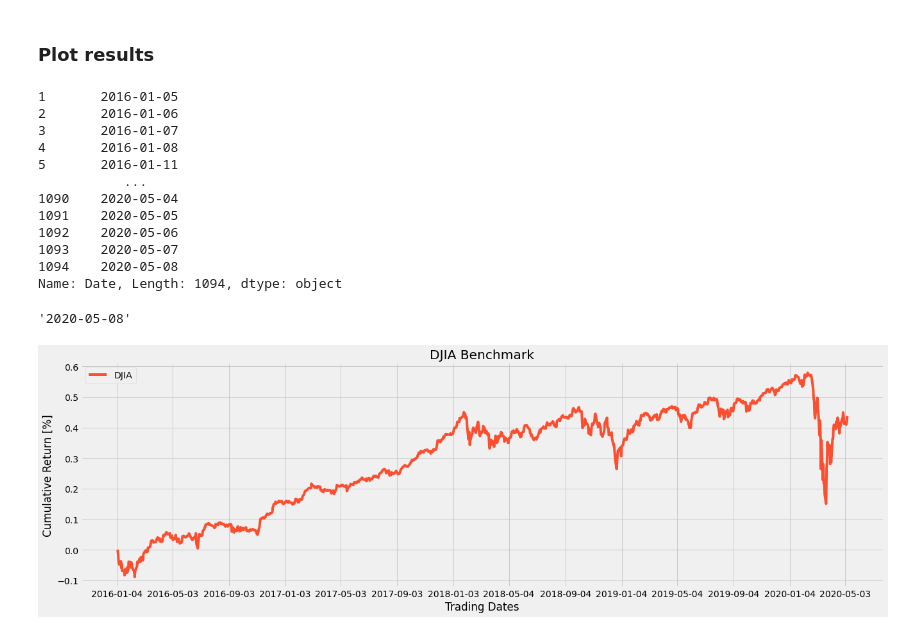
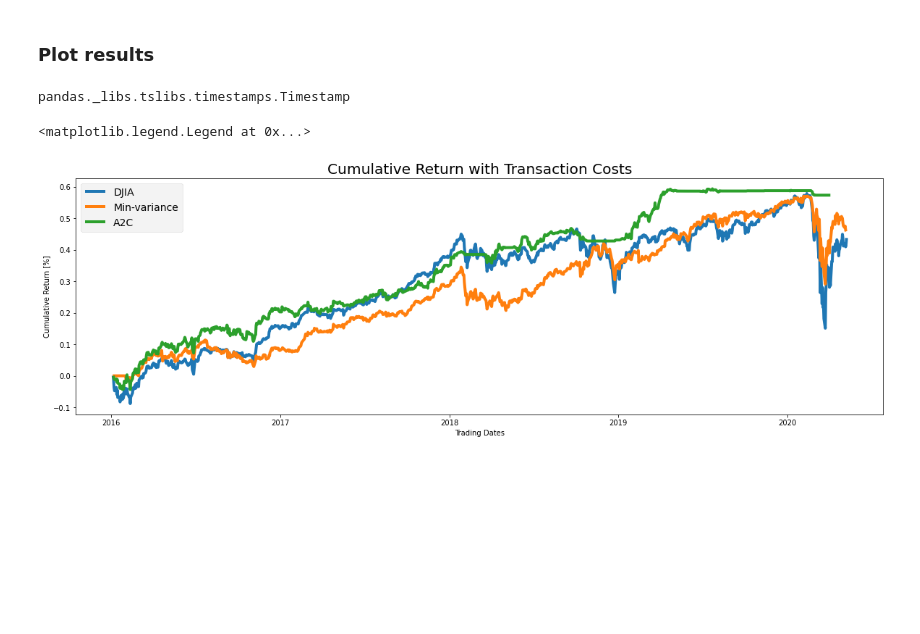
Before and after one commit to akeaveny/deep-rl-asset-allocation, a Jupyter notebook: deep_rl_asset_allocation/notebooks/plot_results.ipynb, the cells around one changed output. Saved outputs shown, nothing was run; the diff lists cells and outputs as text; code cells hidden in the pictures; blank space fills up the shorter version.

```diff
--- a/deep_rl_asset_allocation/notebooks/plot_results.ipynb
+++ b/deep_rl_asset_allocation/notebooks/plot_results.ipynb
@@ -128,5 +128,5 @@ Found prevouisly saved pre-processed data: /Users/akeaveny/git/deep-rl-asset-all
 # %%
-results_dir = os.path.join(paths_config.parent_dir, 'results_sb3_1')
+results_dir = os.path.join(paths_config.parent_dir, 'results')
 results_csv_dir = os.path.join(results_dir, 'csv')
 
 df_training_results_account_value = get_training_results_account_value(df_unique_trade_dates, results_csv_dir)
@@ -161,22 +161,3 @@ series_training_results_account_value = get_daily_return_as_series(df_training_r
 # series_training_results_account_value
 # %% [markdown]
 ### Plot results
-# %%
-df_djia_out_of_sample["Date"]
-# %% [output]
-1       2016-01-05
-2       2016-01-06
-3       2016-01-07
-4       2016-01-08
-5       2016-01-11
-           ...
-1090    2020-05-04
-1091    2020-05-05
-1092    2020-05-06
-1093    2020-05-07
-1094    2020-05-08
-Name: Date, Length: 1094, dtype: object
-# %%
-df_djia_out_of_sample["Date"][len(df_djia_out_of_sample)]
-# %% [output]
-'2020-05-08'
@@ -184,0 +164,12 @@ df_djia_out_of_sample["Date"][len(df_djia_out_of_sample)]
+# %%
+def convert_datadate_to_datetime(df):
+    date_as_str = str(df['Date'])
+    # output is '2009-01-02'
+    year, month, day = str(date_as_str[:4]), str(date_as_str[5:7]), str(date_as_str[8:10])
+    return pd.Timestamp(year=int(year), month=int(month), day=int(day))
+# %%
+dates = pd.date_range(data_config.TESTING_START, data_config.TESTING_END, freq='d')
+df_dates = pd.DataFrame(index=dates, data=np.zeros(len(dates)), columns=['zeroes'])
+type(df_dates.index[0])
+# %% [output]
+pandas._libs.tslibs.timestamps.Timestamp
@@ -185,34 +181,34 @@ df_djia_out_of_sample["Date"][len(df_djia_out_of_sample)]
+# %%
+df_min_variance["Date"] = df_min_variance["period_open"]
+
+df_djia_out_of_sample["Date"] = df_djia_out_of_sample.apply(convert_datadate_to_datetime, axis=1)
+df_min_variance["Date"] = df_min_variance.apply(convert_datadate_to_datetime, axis=1)
+df_training_results_account_value["Date"]= df_training_results_account_value.apply(convert_datadate_to_datetime, axis=1)
 # %%
-import numpy as np
-from matplotlib import pyplot as plt
-from matplotlib.dates import DateFormatter
-import matplotlib.dates as mdates
-
 # init the plot
 fig, ax = plt.subplots(figsize=(20, 6))
 plt.style.use("fivethirtyeight")
 
 ax.set(xlabel="Trading Dates",
        ylabel="Cumulative Return [%]",
-       title="DJIA Benchmark",
-       # title="Cumulative Return with Transaction Costs",
+       title="Cumulative Return with Transaction Costs",
        )
 
-ax.xaxis.set_major_locator(mdates.MonthLocator(interval=4))
-# date_form = DateFormatter("%y-%m")
-# ax.xaxis.set_major_formatter(date_form)
-
-dates = pd.date_range(data_config.TESTING_START,data_config.TESTING_END,freq='d').strftime('%Y-%m-%d')
-values = np.zeros(len(dates))
-# plot the data
-ax.plot(dates, values, alpha=0.01)
+# init plot
+# ax.plot(df_dates.index, df_dates.zeroes, alpha=0.01)
 
 # plot actual data
 ax.plot(df_djia_out_of_sample["Date"], df_djia_out_of_sample["daily_return"].cumsum(), label="DJIA")
-# ax.plot(pd.to_datetime(df_min_variance["period_open"], format='%Y%m%d').dt.strftime('%Y-%m-%d'), df_min_variance["returns"].cumsum(), label="Min-variance")
-# ax.plot(df_training_results_account_value["Date"], df_training_results_account_value["daily_return"].cumsum(), label="A2C")
+ax.plot(df_min_variance["Date"], df_min_variance["returns"].cumsum(), label="Min-variance")
+ax.plot(df_training_results_account_value["Date"], df_training_results_account_value["daily_return"].cumsum(), label="A2C")
 
-ax.legend(loc="upper left")
-plt.savefig("benchmark.png")
+# format plot
+date_form = DateFormatter("%Y")
+ax.xaxis.set_major_formatter(date_form)
+ax.xaxis.set_major_locator(mdates.MonthLocator(interval=12))
+
+# ax.set_xlim([pd.Timestamp(year=2015, month=6, day=1), pd.Timestamp(year=2021, month=1, day=1)])
+plt.legend(loc='upper left')
 # %% [output]
+<matplotlib.legend.Legend at 0x...>
-[figure, old version]
+[figure, new version]
```
Also changed, not shown: parts of 6 cells of this notebook, 6 other files.
